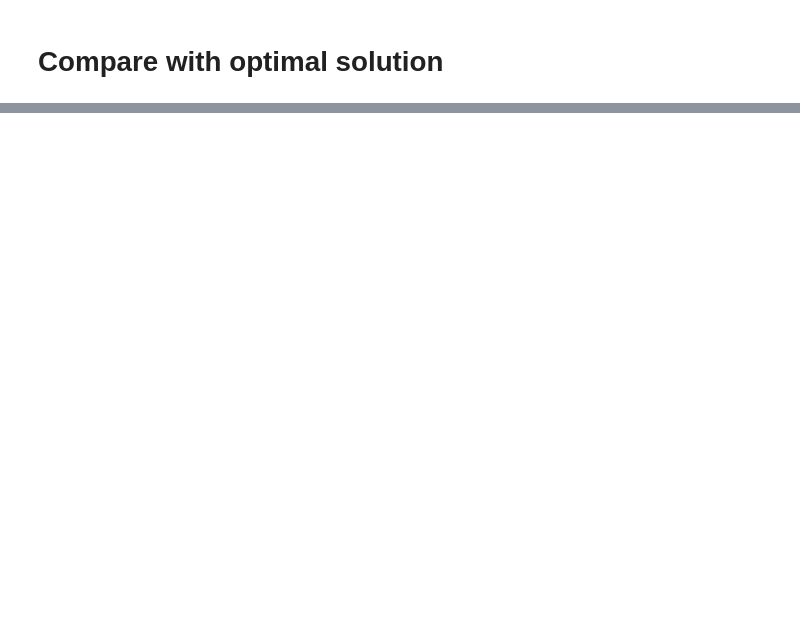
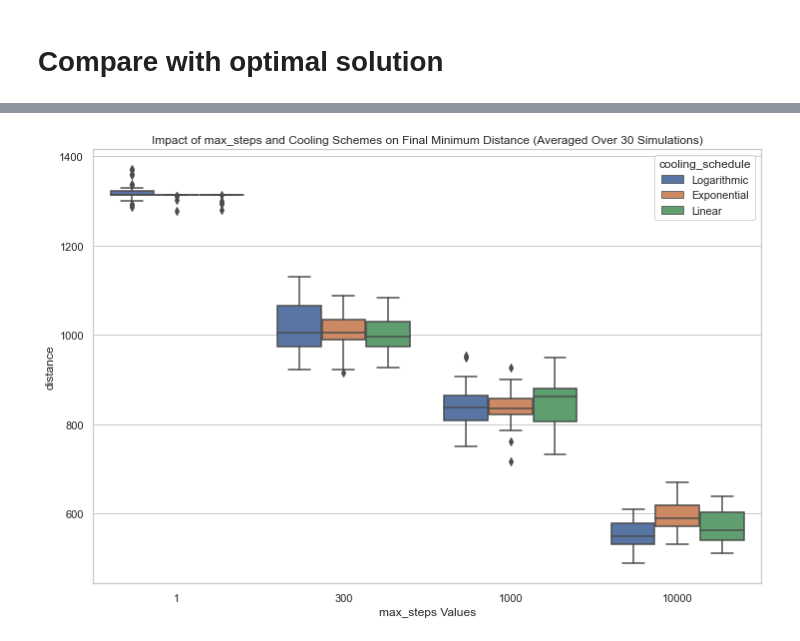
Before and after one commit to koenweverink/stochastic_simulation_assignment_3, a Jupyter notebook: TSM.ipynb, the cells around one changed output, grey strips where cells are left out. Drawn from its saved outputs; the diff is of its cells as text; code cells hidden in the pictures; blank space fills up the shorter version.

```diff
--- a/TSM.ipynb
+++ b/TSM.ipynb
@@ -188,0 +377,38 @@ Optimal order of the cities is as follows: odict_keys([1, 22, 8, 26, 31, 28, 3,
+# %%
+# Set the values of max_steps for the experiment
+max_step_values = [1, 300, 1000, 10000]
+
+# Initialize an empty DataFrame to store results
+df_results = pd.DataFrame(columns=['simulation', 'cooling_schedule', 'mc_length', 't0', 'distance'])
+
+# Run the experiment for each value of max_steps, each cooling schedule, and for 10 simulations
+num_simulations = 30
+cooling_schemes = ['logarithmic', 'exponential', 'linear']
+
+for cooling_schedule in cooling_schemes:
+    for max_step_value in max_step_values:
+        for simulation_index in range(num_simulations):
+            # Run the simulated annealing algorithm with a unique seed for each simulation
+            sa_instance = SimulatedAnnealing(init_cities, C=1, T0=1, max_step=max_step_value, init_seed=simulation_index + 1)
+            final_cities = sa_instance.run(cooling_schedule)
+
+            # Record the results in the DataFrame
+            df_results = pd.concat([df_results, pd.DataFrame({
+                'simulation': [f'SA-{simulation_index + 1}'],
+                'cooling_schedule': [cooling_schedule.capitalize()],
+                'mc_length': [max_step_value],
+                't0': [1],
+                'distance': [total_distance(final_cities)]
+            })], ignore_index=True)
+
+# Convert 't0' to categorical
+df_results['t0'] = pd.Categorical(df_results['t0'])
+
+# Create a boxplot
+plt.figure(figsize=(12, 8))
+sns.boxplot(x='mc_length', y='distance', hue='cooling_schedule', data=df_results)
+plt.title('Impact of max_steps and Cooling Schemes on Final Minimum Distance (Averaged Over 30 Simulations)')
+plt.xlabel('max_steps Values')
+plt.show()
+# %% [output]
+[figure, added]
```
Also changed, not shown: parts of 16 cells of this notebook, 1 other file.
